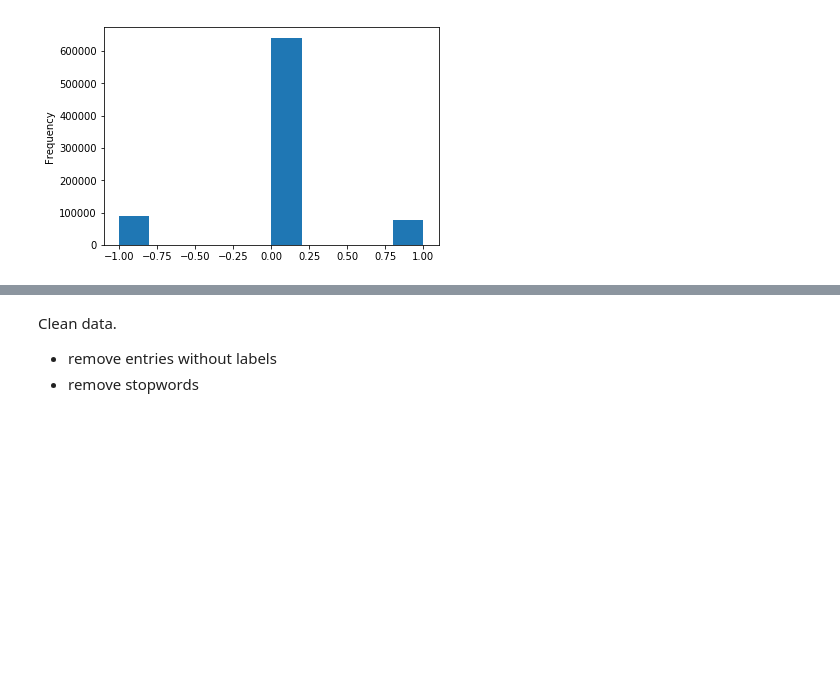
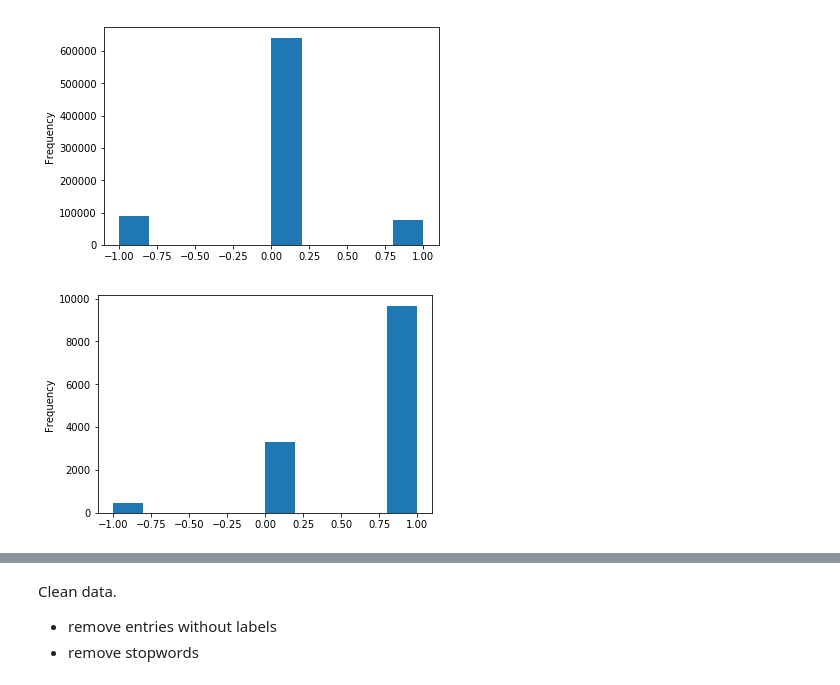
Before and after one commit to dsokal/stream-analysis, a Jupyter notebook: src/Use case.ipynb, the cells around one changed output, grey strips where cells are left out. Saved outputs shown, nothing was run; the diff lists cells and outputs as text; code cells hidden in the pictures; blank space fills up the shorter version.

```diff
--- a/src/Use case.ipynb
+++ b/src/Use case.ipynb
@@ -359,3 +365,8 @@ df['label'].plot.hist()
 plt.show()
 # %% [output]
 [figure]
+# %%
+df[df['text'].str.lower().str.contains("happy|thrilled|awesome|wonderful") == True]['label'].plot.hist()
+plt.show()
+# %% [output]
+[figure, added]
```
Also changed, not shown: parts of 9 cells of this notebook, 1 other file.
